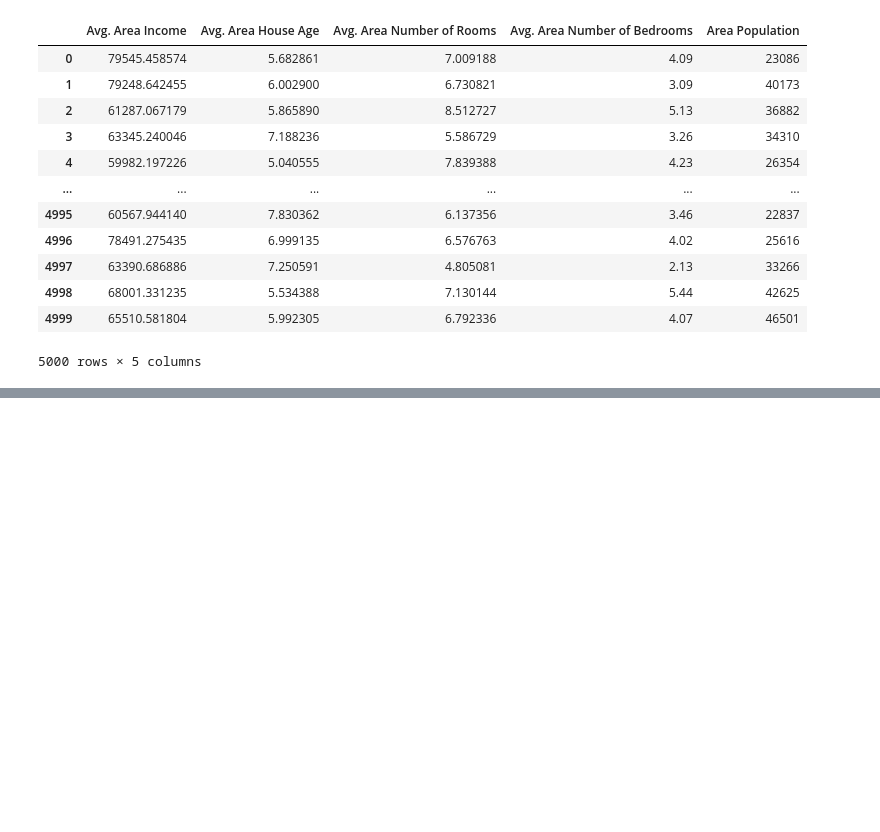
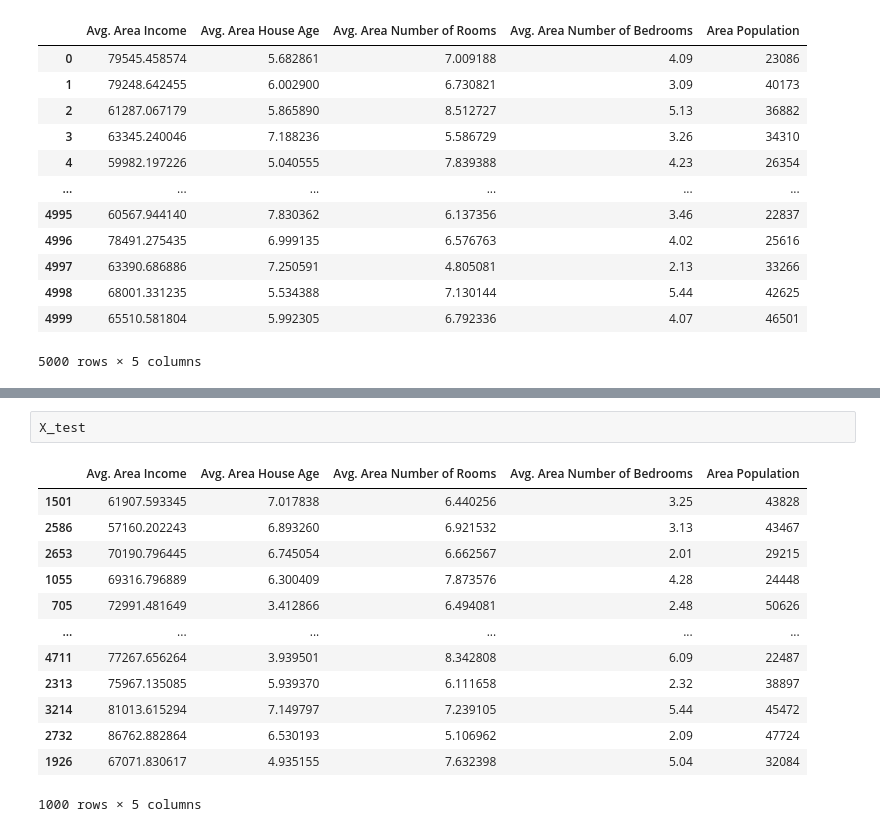
Before and after one commit to naimNB/Mechine-Learning, a Jupyter notebook: intro_linear_regression.ipynb, the cells around one changed output, grey strips where cells are left out. Saved outputs shown, nothing was run; the diff lists cells and outputs as text; blank space fills up the shorter version.

```diff
--- a/intro_linear_regression.ipynb
+++ b/intro_linear_regression.ipynb
@@ -156,0 +176,16 @@ X_train,X_test,y_train, y_test = train_test_split(
+# %%
+X_test
+# %% [output]
+|  | Avg. Area Income | Avg. Area House Age | Avg. Area Number of Rooms | Avg. Area Number of Bedrooms | Area Population |
+| 1501 | 61907.593345 | 7.017838 | 6.440256 | 3.25 | 43828 |
+| 2586 | 57160.202243 | 6.893260 | 6.921532 | 3.13 | 43467 |
+| 2653 | 70190.796445 | 6.745054 | 6.662567 | 2.01 | 29215 |
+| 1055 | 69316.796889 | 6.300409 | 7.873576 | 4.28 | 24448 |
+| 705 | 72991.481649 | 3.412866 | 6.494081 | 2.48 | 50626 |
+| ... | ... | ... | ... | ... | ... |
+| 4711 | 77267.656264 | 3.939501 | 8.342808 | 6.09 | 22487 |
+| 2313 | 75967.135085 | 5.939370 | 6.111658 | 2.32 | 38897 |
+| 3214 | 81013.615294 | 7.149797 | 7.239105 | 5.44 | 45472 |
+| 2732 | 86762.882864 | 6.530193 | 5.106962 | 2.09 | 47724 |
+| 1926 | 67071.830617 | 4.935155 | 7.632398 | 5.04 | 32084 |
+1000 rows × 5 columns
```
Also changed, not shown: parts of 3 cells of this notebook.
